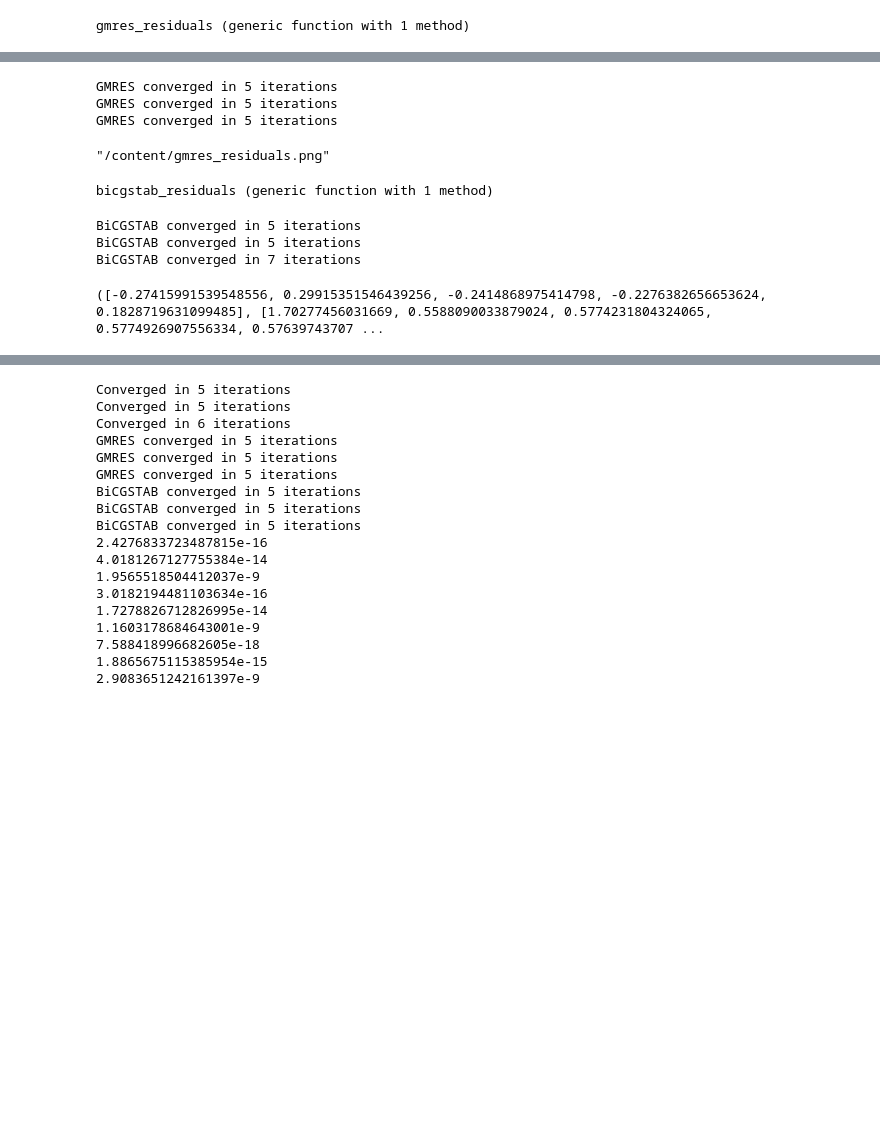
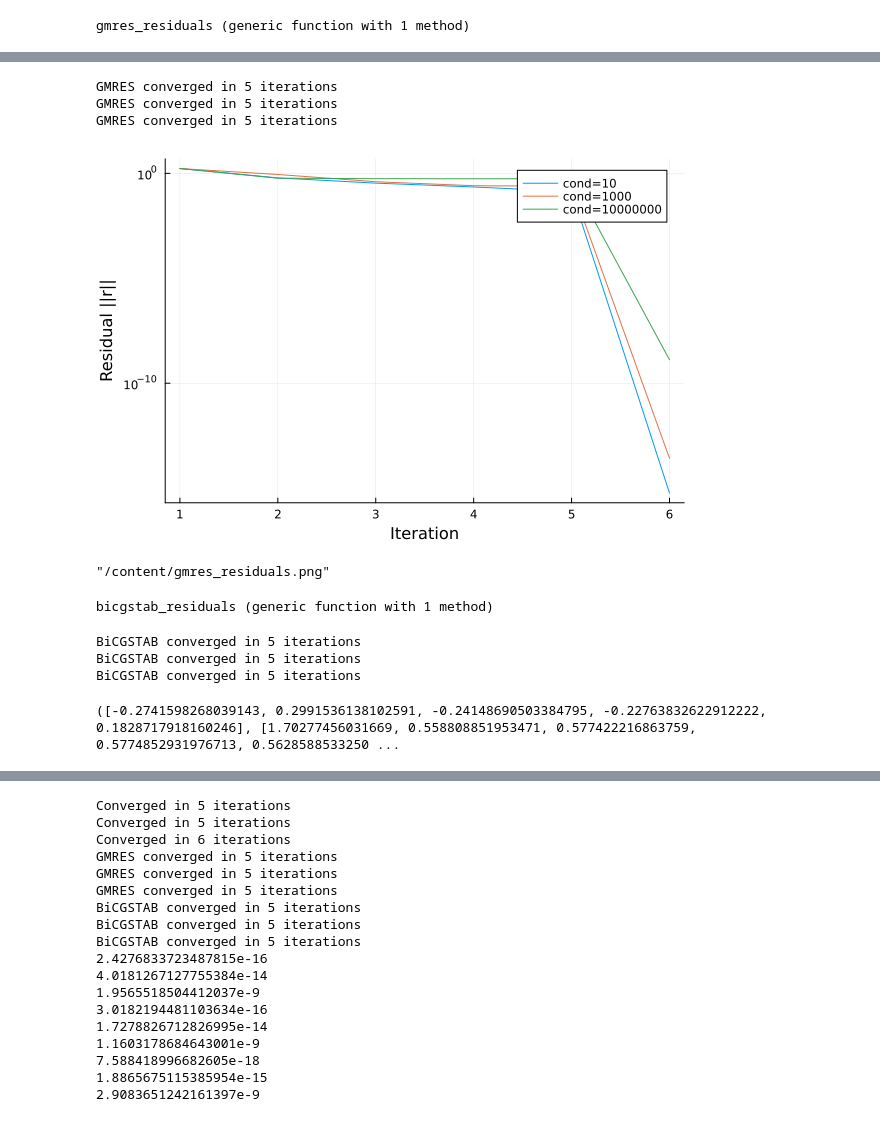
Before and after one commit to SarahYLawrence/Implementing-Iterative-Methods, a Jupyter notebook: Project_code/Project.ipynb, the cells around one changed output, grey strips where cells are left out. Drawn from its saved outputs; the diff is of its cells as text; code cells hidden in the pictures; blank space fills up the shorter version.

```diff
--- a/Project_code/Project.ipynb
+++ b/Project_code/Project.ipynb
@@ -144,7 +156,7 @@ Random.seed!(123)
 
 A1 = spd_matrix(n, 10)    # well-conditioned
 A2 = spd_matrix(n, 1000)  # ill-conditioned
-A3 = spd_matrix(n, 1000000000)  # ill-conditioned
+A3 = spd_matrix(n, 10000000)  # ill-conditioned
 b = randn(n)
 
 x1, res1 = gmres_residuals(A1, b)
@@ -158,20 +170,22 @@ GMRES converged in 20 iterations
 # %%
 using Plots
-
+gr()
 
 x1, res1 = gmres_residuals(A1, b)
 x2, res2 = gmres_residuals(A2, b)
 x3, res3 = gmres_residuals(A3, b)
 
 plt = plot(1:length(res1), res1, yscale=:log10, label="cond=10", xlabel="Iteration", ylabel="Residual ||r||")
 plot!(plt, 1:length(res2), res2, label="cond=1000")  # yscale log10 already set
 plot!(plt, 1:length(res3), res3, label="cond=10000000")  # yscale log10 already set
 
+display(plt)
 savefig(plt, "gmres_residuals.png")
 # %% [output]
 GMRES converged in 5 iterations
 GMRES converged in 5 iterations
 GMRES converged in 5 iterations
+[figure, added]
 "/content/gmres_residuals.png"
 # %%
 using LinearAlgebra
@@ -237,7 +251,7 @@ Random.seed!(123)
 
 A1 = spd_matrix(n, 10)    # well-conditioned
 A2 = spd_matrix(n, 1000)  # ill-conditioned
-A3 = spd_matrix(n, 1000000000)
+A3 = spd_matrix(n, 10000000)
 b = randn(n)
 
 x1, res1 = bicgstab_residuals(A1, b)
@@ -246,7 +260,7 @@ x3, res3 = bicgstab_residuals(A3, b)
 # %% [output]
 BiCGSTAB converged in 5 iterations
 BiCGSTAB converged in 5 iterations
-BiCGSTAB converged in 7 iterations
+BiCGSTAB converged in 5 iterations
-([-0.27415991539548556, 0.29915351546439256, -0.2414868975414798, -0.2276382656653624, 0.1828719631099485], [1.70277456031669, 0.5588090033879024, 0.5774231804324065, 0.5774926907556334, 0.57639743707 ...
+([-0.2741598268039143, 0.2991536138102591, -0.24148690503384795, -0.22763832622912222, 0.1828717918160246], [1.70277456031669, 0.558808851953471, 0.577422216863759, 0.5774852931976713, 0.5628588533250 ...
 # %%
 using Plots
```
Also changed, not shown: parts of 6 cells of this notebook.
